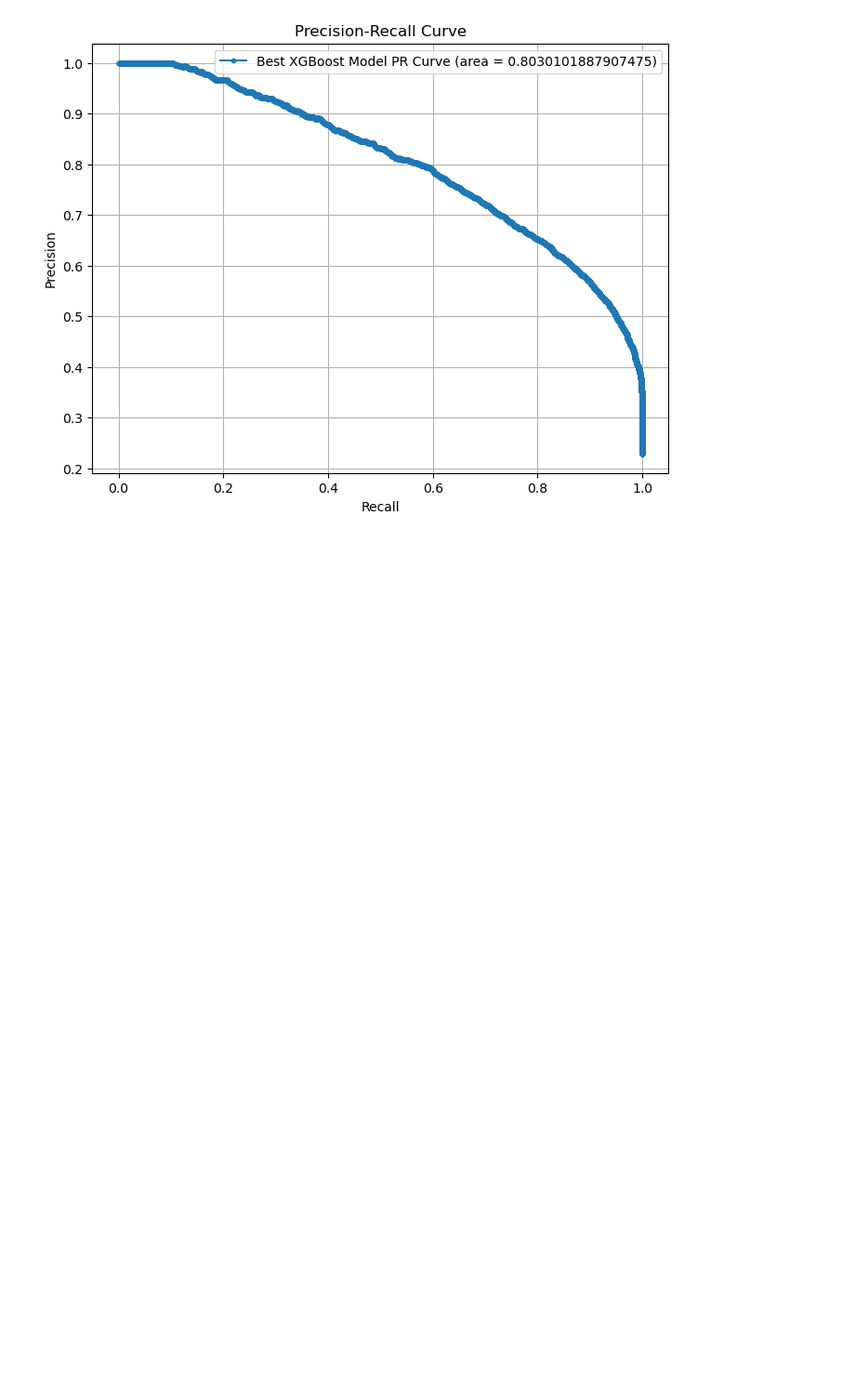
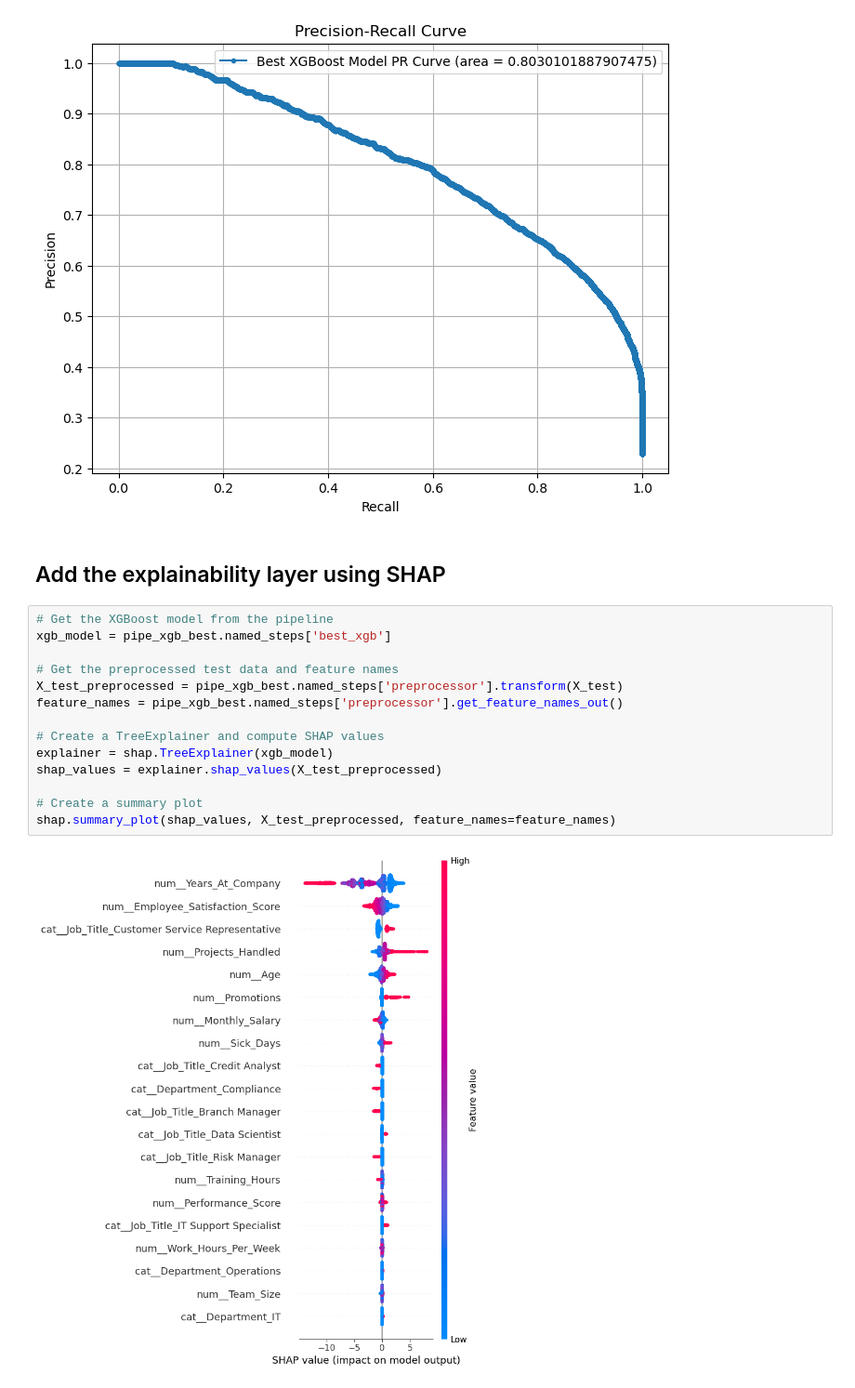
Before and after one commit to hvillapando/AgapAI, a Jupyter notebook: Code/ml_models.ipynb, the cells around one changed output. Shown at 93% size. Cells and saved outputs as stored; diff of their text form; blank space fills up the shorter version.

Commit message:
Added SHAP and sample explainability plot

```diff
--- a/Code/ml_models.ipynb
+++ b/Code/ml_models.ipynb
@@ -569,3 +573,21 @@ plt.grid()
 plt.show()
 # %% [output]
 [figure]
+# %% [markdown]
+## Add the explainability layer using SHAP
+# %%
+# Get the XGBoost model from the pipeline
+xgb_model = pipe_xgb_best.named_steps['best_xgb']
+
+# Get the preprocessed test data and feature names
+X_test_preprocessed = pipe_xgb_best.named_steps['preprocessor'].transform(X_test)
+feature_names = pipe_xgb_best.named_steps['preprocessor'].get_feature_names_out()
+
+# Create a TreeExplainer and compute SHAP values
+explainer = shap.TreeExplainer(xgb_model)
+shap_values = explainer.shap_values(X_test_preprocessed)
+
+# Create a summary plot
+shap.summary_plot(shap_values, X_test_preprocessed, feature_names=feature_names)
+# %% [output]
+[figure, added]
```
Also changed, not shown: parts of 1 cell of this notebook.
